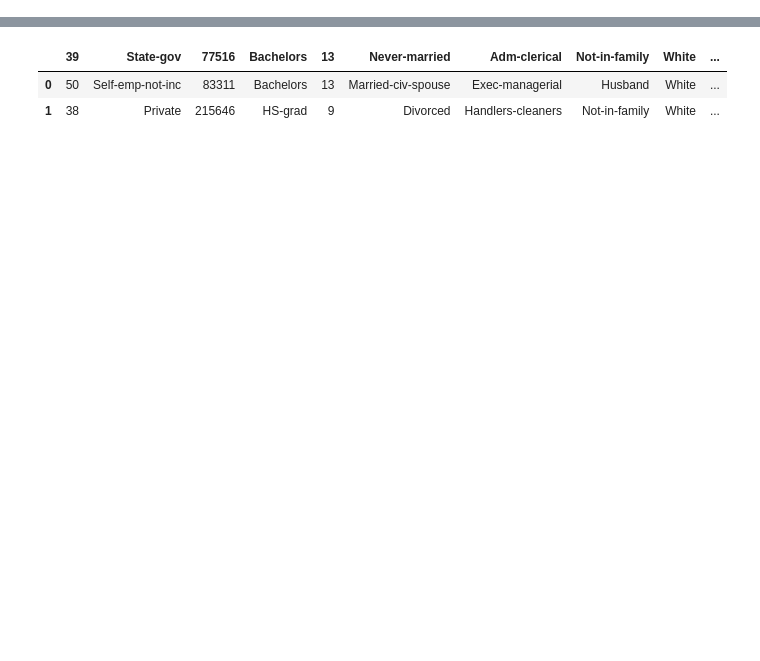
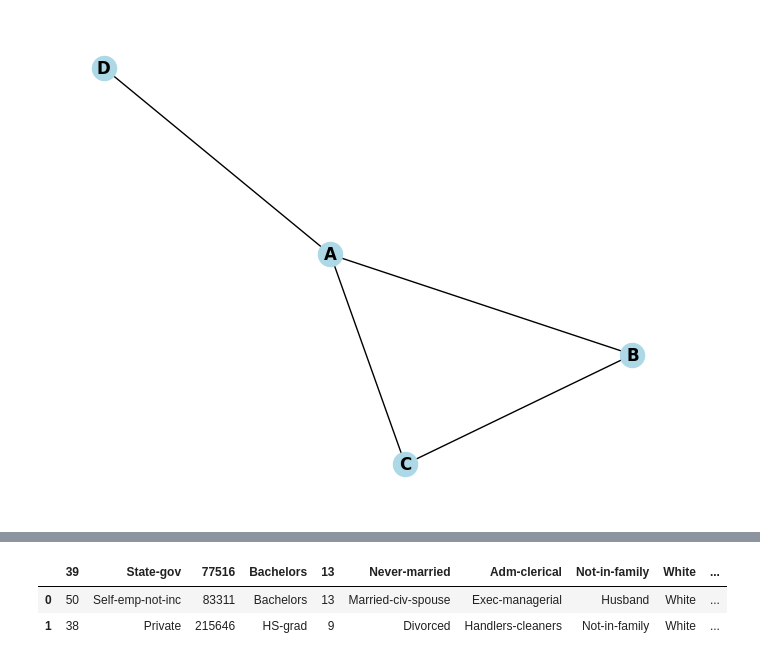
Before and after one commit to santiago-cruzlopez/WLV-MSc-AI, a Jupyter notebook: 01_Data_Mining_&_Informatics/W1_Intro_Data_Analysis/WS01.ipynb, the cells around one changed output, grey strips where cells are left out. Cells and saved outputs as stored; diff of their text form; code cells hidden in the pictures; blank space fills up the shorter version.

```diff
--- a/01_Data_Mining_&_Informatics/W1_Intro_Data_Analysis/WS01.ipynb
+++ b/01_Data_Mining_&_Informatics/W1_Intro_Data_Analysis/WS01.ipynb
@@ -6,0 +80,12 @@ import matplotlib.pyplot as plt  # for visualization
+# %%
+import networkx as nx
+
+# Create a theoretical graph structure
+G = nx.Graph()
+G.add_edges_from([('A', 'B'), ('B', 'C'), ('C', 'A'), ('A', 'D')])
+
+# Plot the graph
+nx.draw(G, with_labels=True, node_color='lightblue', font_weight='bold')
+plt.show()
+# %% [output]
+[figure, added]
```
Also changed, not shown: parts of 11 cells of this notebook.
